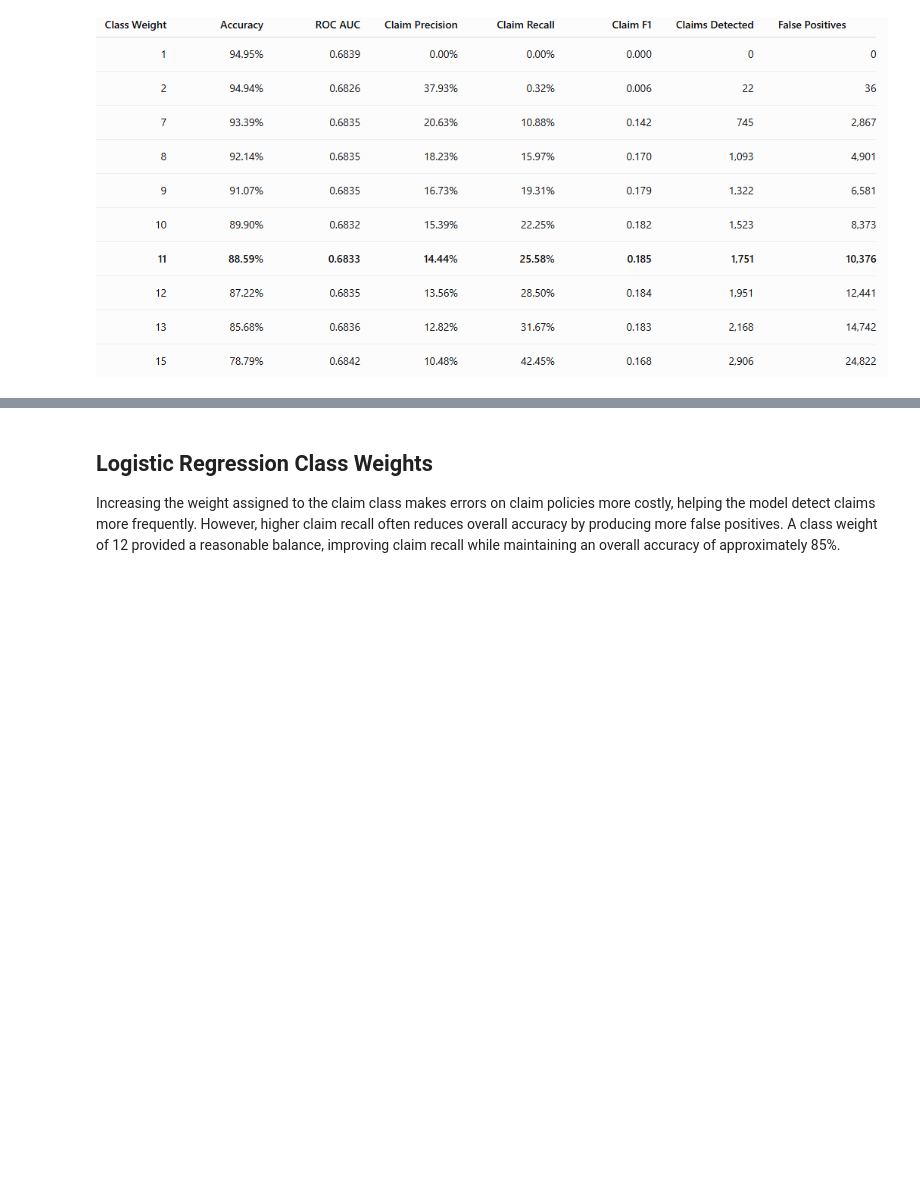
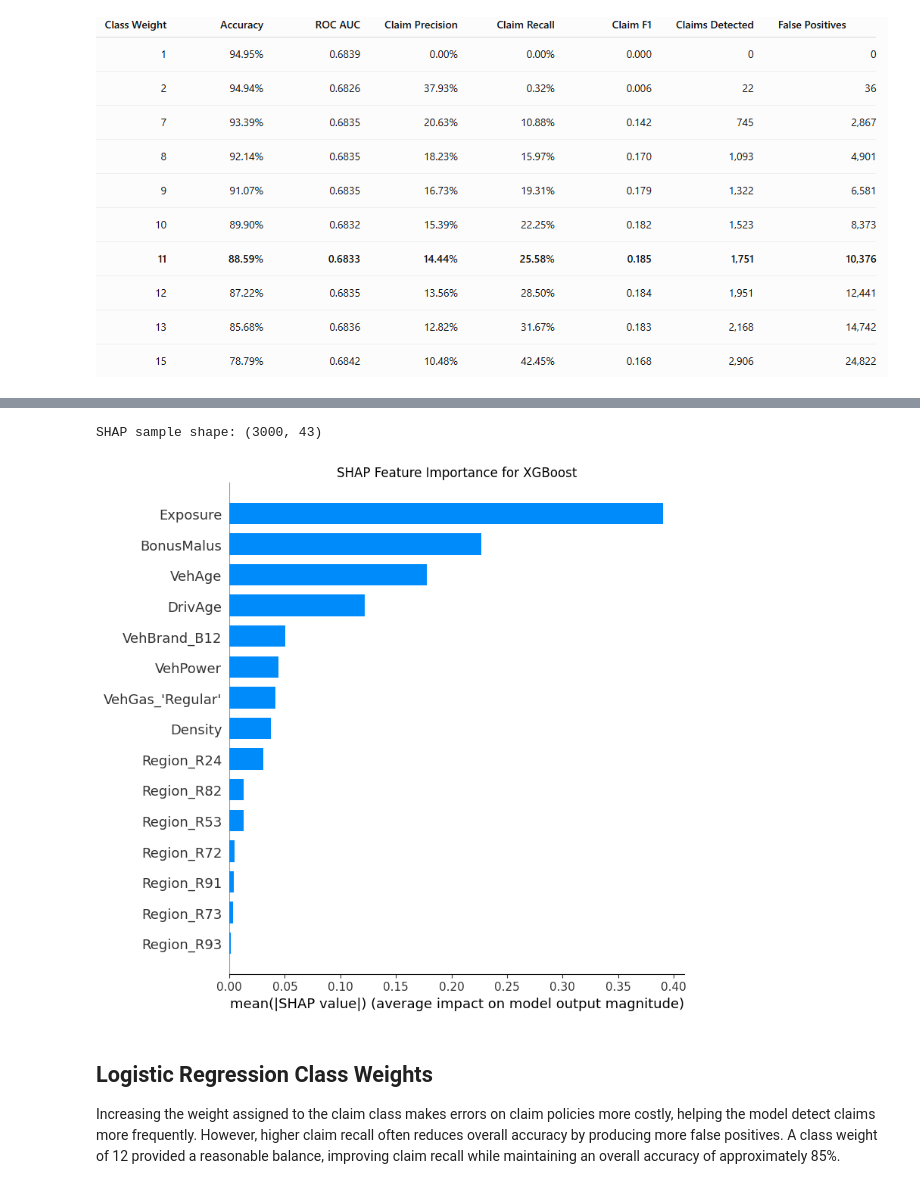
Before and after one commit to ScottySchmidt/data-analytics-projects, a Jupyter notebook: Auto-insurance-claim-prediction.ipynb, the cells around one changed output, grey strips where cells are left out. Cells and saved outputs as stored; diff of their text form; code cells hidden in the pictures; blank space fills up the shorter version.

```diff
--- a/Auto-insurance-claim-prediction.ipynb
+++ b/Auto-insurance-claim-prediction.ipynb
@@ -316,3 +321,32 @@ XGBoost ROC AUC: 0.6893
+# %%
+import shap
+import matplotlib.pyplot as plt
+
+# Use a sample so SHAP runs faster
+X_shap = X_test.sample(
+    n=min(3000, len(X_test)),
+    random_state=42
+)
+
+print("SHAP sample shape:", X_shap.shape)
+
+explainer = shap.TreeExplainer(xgb_classifier)
+shap_values = explainer.shap_values(X_shap)
+
+shap.summary_plot(
+    shap_values,
+    X_shap,
+    plot_type="bar",
+    max_display=15,
+    show=False
+)
+
+plt.title("SHAP Feature Importance for XGBoost")
+plt.tight_layout()
+plt.show()
+# %% [output]
+SHAP sample shape: (3000, 43)
+[figure, added]
 # %% [markdown]
 ## Logistic Regression Class Weights
 Increasing the weight assigned to the claim class makes errors on claim policies more costly, helping the model detect claims more frequently. However, higher claim recall often reduces overall accuracy by producing more false positives. A class weight of 12 provided a reasonable balance, improving claim recall while maintaining an overall accuracy of approximately 85%.
```
Also changed, not shown: parts of 7 cells of this notebook.
